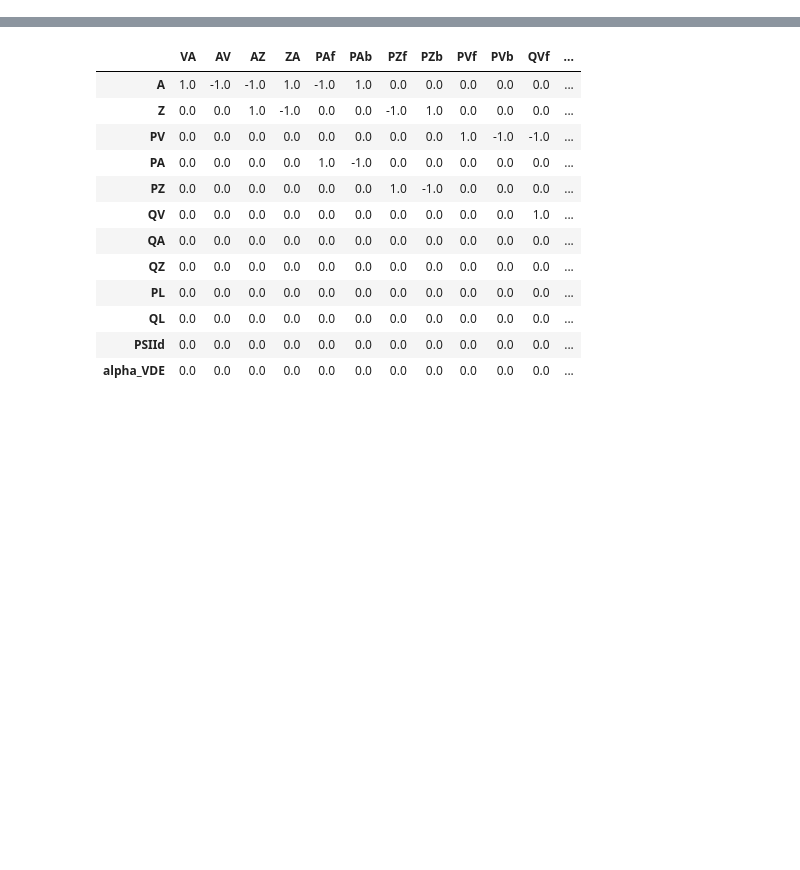
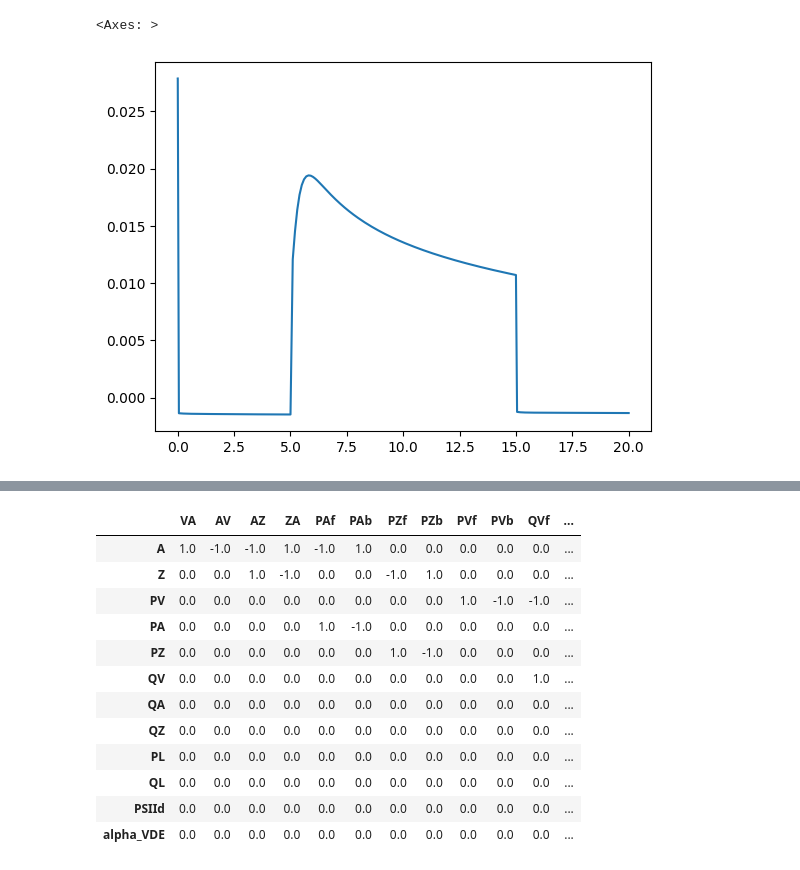
Before and after one commit to Computational-Biology-Aachen/mxl-models, a Jupyter notebook: docs/lam2026.ipynb, the cells around one changed output, grey strips where cells are left out. Drawn from its saved outputs; the diff is of its cells as text; code cells hidden in the pictures; blank space fills up the shorter version.

```diff
--- a/docs/lam2026.ipynb
+++ b/docs/lam2026.ipynb
@@ -26,0 +72,5 @@ res.index = res.index/60
+# %%
+res["damage"].plot()
+# %% [output]
+<Axes: >
+[figure, added]
```
Also changed, not shown: parts of 11 cells of this notebook, 1 other file.
